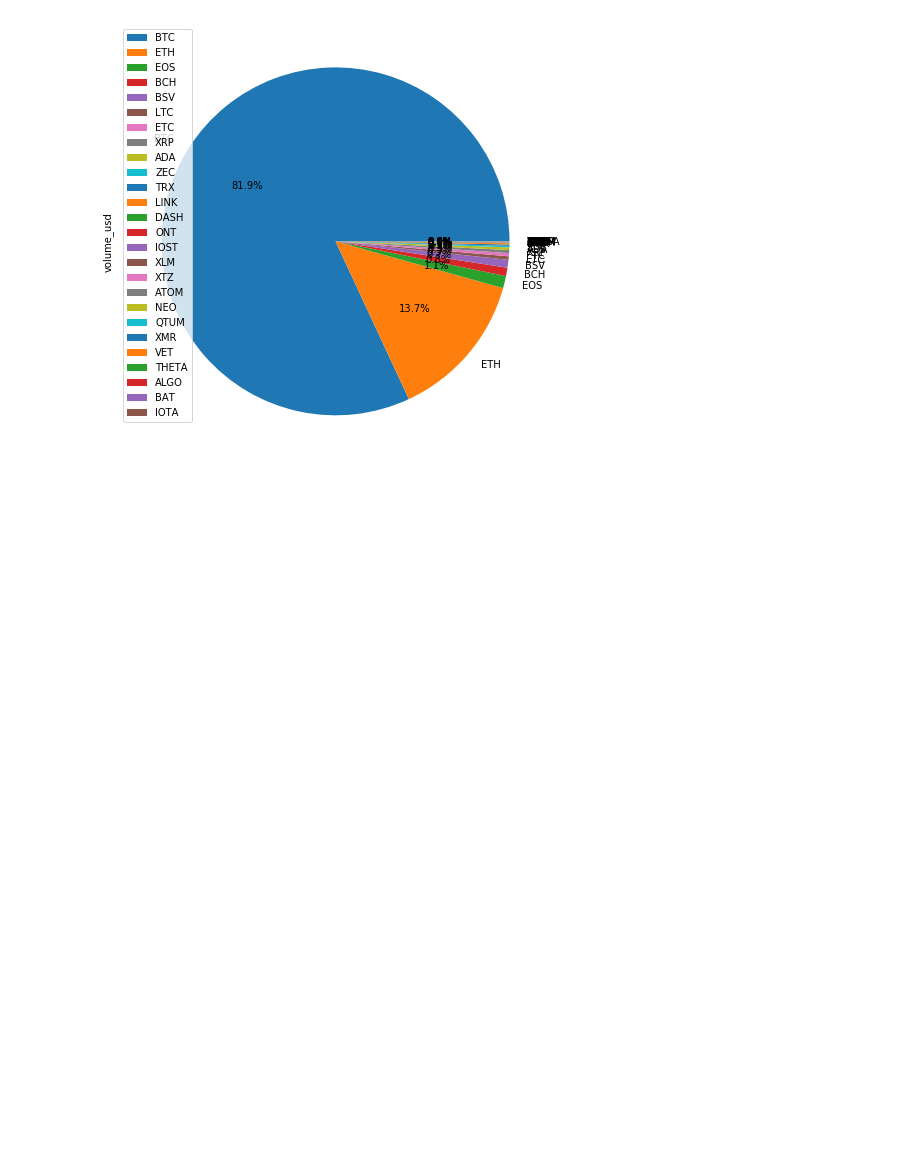
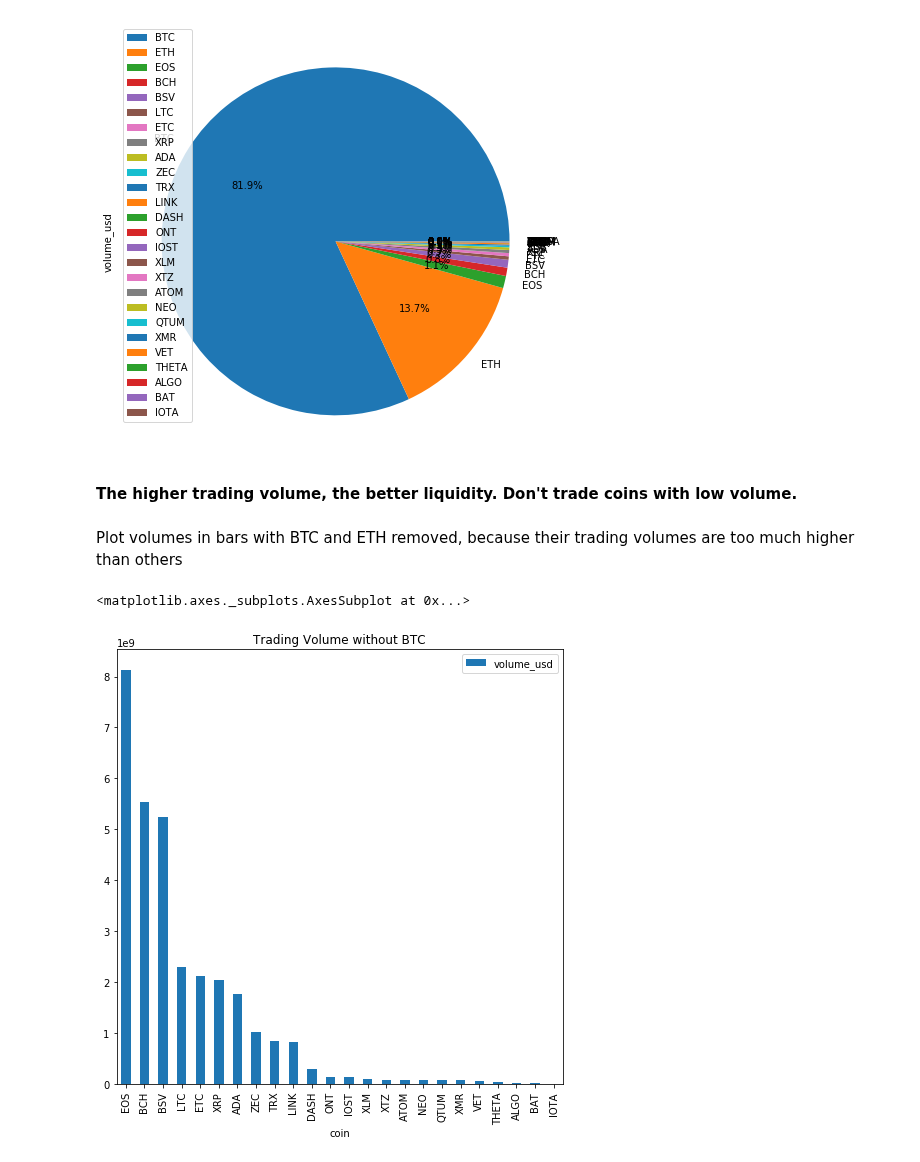
Before and after one commit to soulmachine/crypto-notebooks, a Jupyter notebook: analysis/trading-volume-market-shares.ipynb, the cells around one changed output. Cells and saved outputs as stored; diff of their text form; code cells hidden in the pictures; blank space fills up the shorter version.

Commit message:
Added a bar plot

```diff
--- a/analysis/trading-volume-market-shares.ipynb
+++ b/analysis/trading-volume-market-shares.ipynb
@@ -85,3 +85,14 @@ btc_volume_df.plot.pie(y='volume_usd', autopct='%1.1f%%', figsize=(8, 8), title=
 plot_market_shares(groupby='coin')
 # %% [output]
 [figure]
+# %% [markdown]
+**The higher trading volume, the better liquidity. Don't trade coins with low volume.**
+# %% [markdown]
+Plot volumes in bars with BTC and ETH removed, because their trading volumes are too much higher than others
+# %%
+non_btc_eth_volume_df = volumes_sum_df[(volumes_sum_df['coin']!='BTC') & (volumes_sum_df['coin']!='ETH')].groupby('coin').agg({'volume_usd': 'sum'}).sort_values('volume_usd', ascending=False)
+# %%
+non_btc_eth_volume_df.plot.bar(y='volume_usd', figsize=(8, 8), title='Trading Volume without BTC')
+# %% [output]
+<matplotlib.axes._subplots.AxesSubplot at 0x...>
+[figure, added]
```
